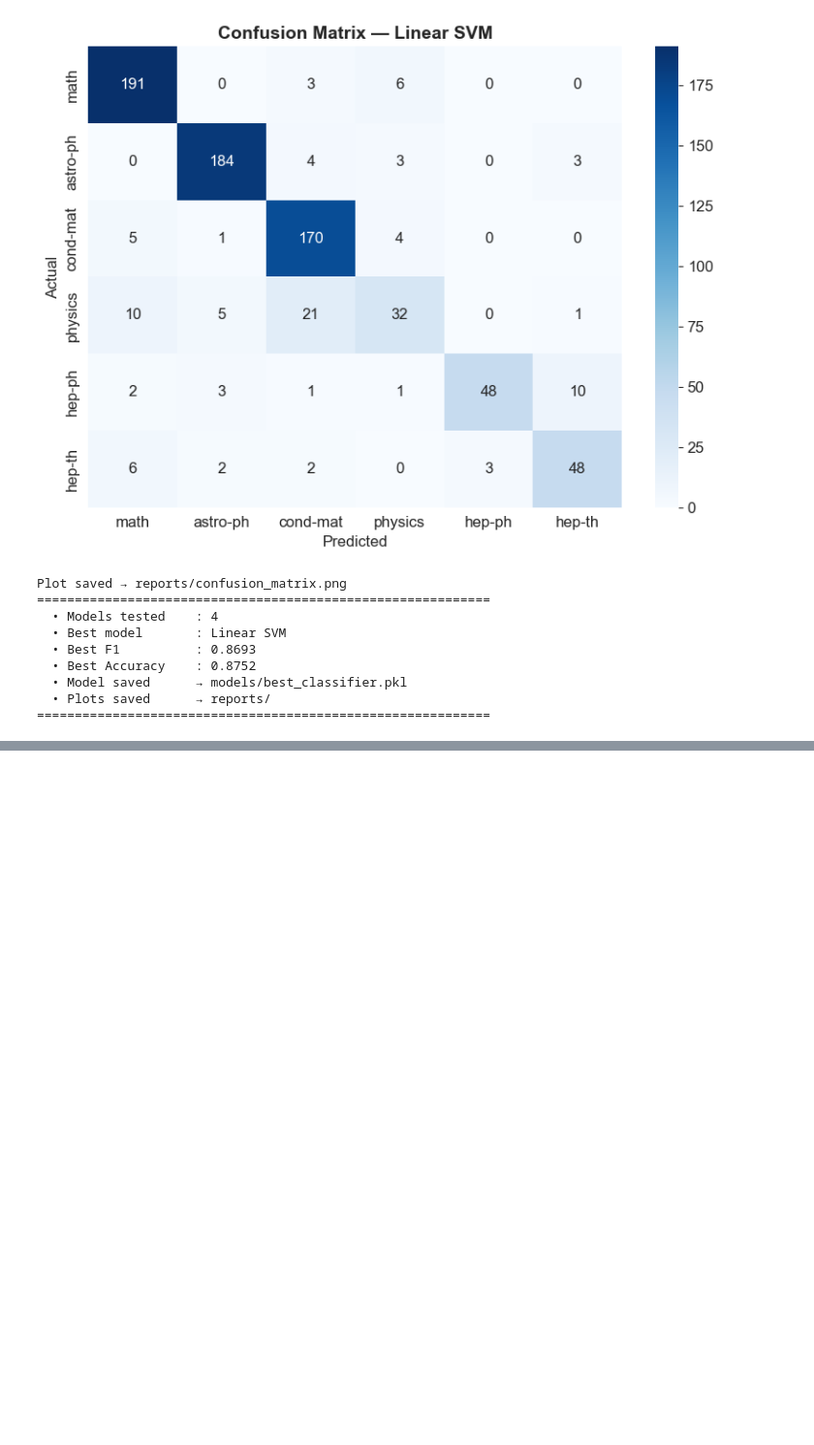
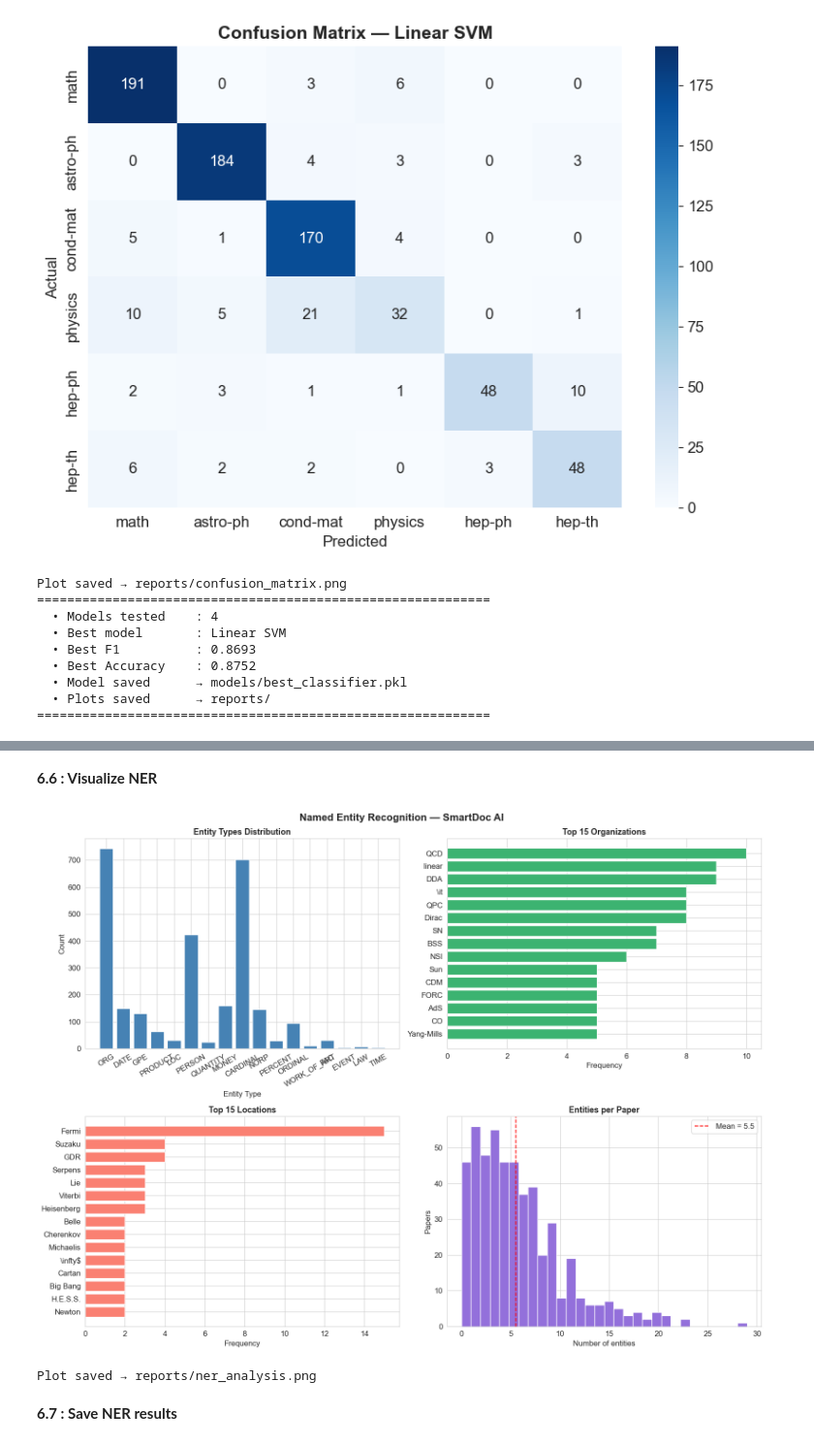
Before and after one commit to benameur21/SmartDoc-AI, a Jupyter notebook: smartdoc.ipynb, the cells around one changed output, grey strips where cells are left out. Shown at 97% size. Saved outputs shown, nothing was run; the diff lists cells and outputs as text; code cells hidden in the pictures; blank space fills up the shorter version.

Commit message:
feat: implement NER  for entity extraction

```diff
--- a/smartdoc.ipynb
+++ b/smartdoc.ipynb
@@ -1028,0 +1110,19 @@ Plot saved → reports/confusion_matrix.png
+# %%
+# Flatten all entities
+all_orgs     = [e for row in sample_df['entities'] for e in row['ORG']]
+all_persons  = [e for row in sample_df['entities'] for e in row['PERSON']]
+all_gpe      = [e for row in sample_df['entities'] for e in row['GPE']]
+all_entities = [e for row in sample_df['entities'] for e in row['all']]
+
+print(f"\nTotal entities found : {len(all_entities)}")
+print(f"Organizations: {len(all_orgs)}")
+print(f"Persons: {len(all_persons)}")
+print(f"Locations  : {len(all_gpe)}")
+
+print(f"\n  Top 10 Organizations :")
+for org, count in Counter(all_orgs).most_common(10):
+    print(f" {org:30s} : {count}")
+
+print(f"\n   Top 10 Locations :")
+for gpe, count in Counter(all_gpe).most_common(10):
+    print(f"{gpe:30s} : {count}")
@@ -1028,0 +1147,51 @@ Plot saved → reports/confusion_matrix.png
+# %% [markdown]
+**6.6 : Visualize NER**
+# %%
+fig, axes = plt.subplots(2, 2, figsize=(16, 12))
+
+# Entity type distribution
+entity_types = Counter([e[1] for e in all_entities])
+axes[0,0].bar(entity_types.keys(), entity_types.values(),color='steelblue', edgecolor='white')
+axes[0,0].set_title('Entity Types Distribution',fontsize=13, fontweight='bold')
+axes[0,0].set_xlabel('Entity Type')
+axes[0,0].set_ylabel('Count')
+axes[0,0].tick_params(axis='x', rotation=30)
+
+# Top organizations
+top_orgs = Counter(all_orgs).most_common(15)
+if top_orgs:
+    org_names  = [o[0][:20] for o in top_orgs]
+    org_counts = [o[1]      for o in top_orgs]
+    axes[0,1].barh(org_names[::-1], org_counts[::-1],color='mediumseagreen', edgecolor='white')
+    axes[0,1].set_title('Top 15 Organizations', fontsize=13, fontweight='bold')
+    axes[0,1].set_xlabel('Frequency')
+
+# Top locations
+top_gpe = Counter(all_gpe).most_common(15)
+if top_gpe:
+    gpe_names  = [g[0][:20] for g in top_gpe]
+    gpe_counts = [g[1]      for g in top_gpe]
+    axes[1,0].barh(gpe_names[::-1], gpe_counts[::-1],color='salmon', edgecolor='white')
+    axes[1,0].set_title('Top 15 Locations',  fontsize=13, fontweight='bold')
+    axes[1,0].set_xlabel('Frequency')
+
+# Entities per paper distribution
+ents_per_paper = sample_df['entities'].apply(
+    lambda x: len(x['all']))
+axes[1,1].hist(ents_per_paper, bins=30, color='mediumpurple', edgecolor='white')
+axes[1,1].axvline(ents_per_paper.mean(), color='red',linestyle='--',label=f"Mean = {ents_per_paper.mean():.1f}")
+axes[1,1].set_title('Entities per Paper',fontsize=13, fontweight='bold')
+axes[1,1].set_xlabel('Number of entities')
+axes[1,1].set_ylabel('Papers')
+axes[1,1].legend()
+
+plt.suptitle('Named Entity Recognition — SmartDoc AI',fontsize=16, fontweight='bold')
+plt.tight_layout()
+plt.savefig('reports/ner_analysis.png', dpi=150, bbox_inches='tight')
+plt.show()
+print("Plot saved → reports/ner_analysis.png")
+# %% [output]
+[figure, added]
+Plot saved → reports/ner_analysis.png
+# %% [markdown]
+**6.7 : Save NER results**
```
Also changed, not shown: parts of 17 cells of this notebook, 3 other files.
